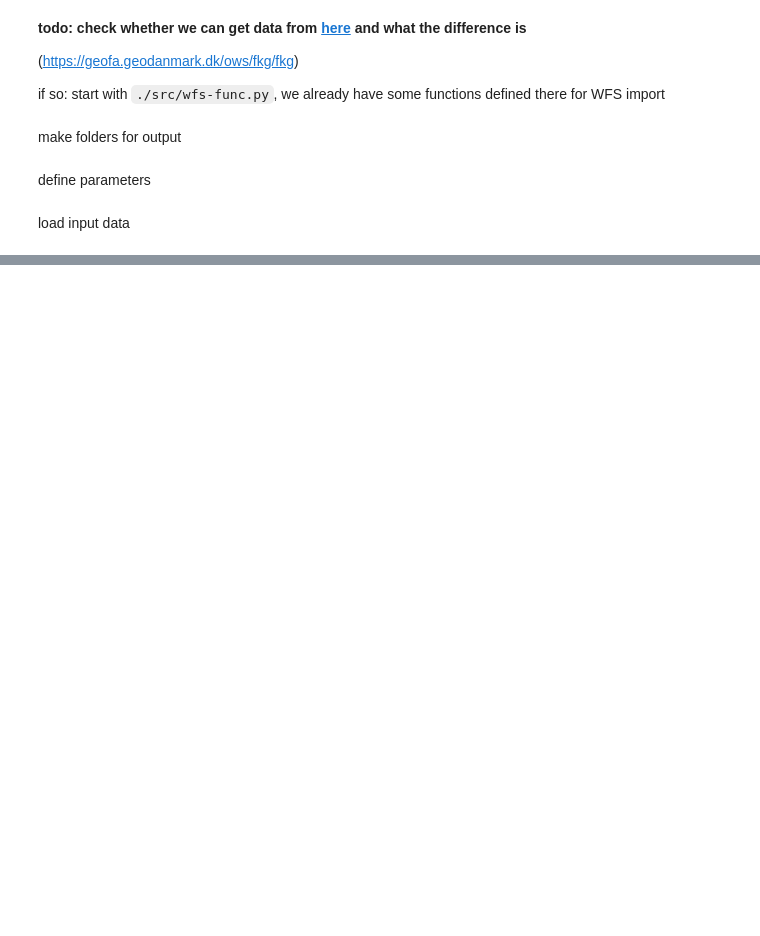
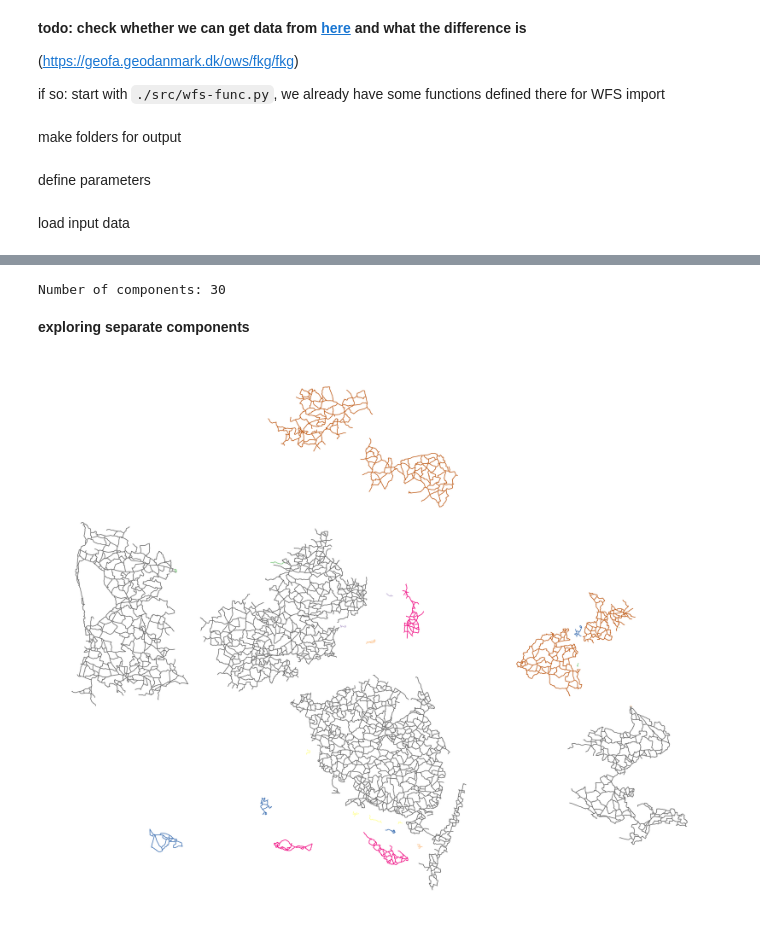
Before and after one commit to anastassiavybornova/bike-node-planner-data-denmark, a Jupyter notebook: scripts/generate-network-communication.ipynb, the cells around one changed output, grey strips where cells are left out. Saved outputs shown, nothing was run; the diff lists cells and outputs as text; code cells hidden in the pictures; blank space fills up the shorter version.

Commit message:
refactor simp gen into 2 nbs (all/public edges)

```diff
--- a/scripts/generate-network-communication.ipynb
+++ b/scripts/generate-network-communication.ipynb
@@ -202 +55,13 @@ gdfs = pd.concat(gdfs).reset_index(drop=True)
+# %%
+edges = gpd.GeoDataFrame(
+    {
+        "geometry": edge_geoms,
+    },
+    crs = proj_crs
+)
+# %%
+edges_simp = sgeop.simplify_network(
+    roads=edges,
+    artifact_threshold=12 # set manually!
+)
 # %%
@@ -203,0 +69,22 @@ gdfs.to_file("../data/network-communication/gdfs.gpkg", index = False)
+# %%
+G = momepy.gdf_to_nx(gdf_network = edges_simp, multigraph=False, integer_labels=True)
+comps = [c for c in nx.connected_components(G)]
+print(f"Number of components: {len(comps)}")
+# %% [output]
+Number of components: 30
+# %% [markdown]
+**exploring separate components**
+# %%
+comps = sorted(comps, key=len)
+gdfs=[]
+for i, c in enumerate(comps):
+    gdf = momepy.nx_to_gdf(nx.subgraph(G, c), points = False)
+    gdf["comp"] = i
+    gdfs.append(gdf)
+gdfs = pd.concat(gdfs).reset_index(drop=True)
+# %%
+fig, ax = plt.subplots(1,1, figsize = (30,30))
+gdfs.plot(ax=ax, column="comp", cmap = "Accent")
+ax.set_axis_off()
+# %% [output]
+[figure, added]
```
Also changed, not shown: parts of 26 cells of this notebook, 1 other file.
